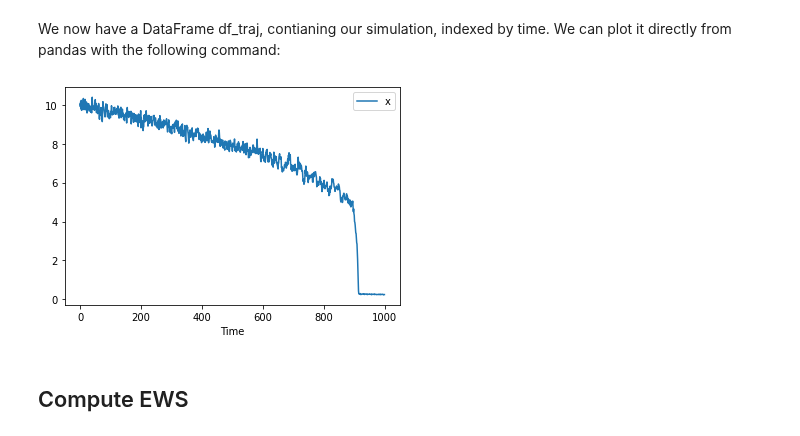
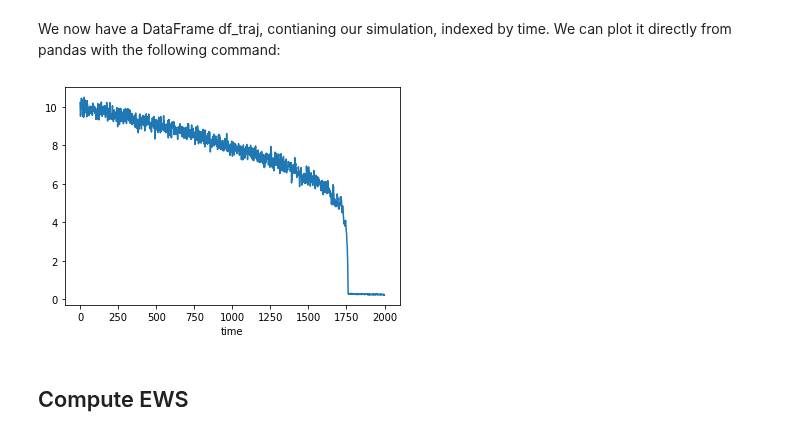
Before and after one commit to ThomasMBury/ewstools, a Jupyter notebook: demos/tutorial_1.ipynb, the cells around one changed output. Saved outputs shown, nothing was run; the diff lists cells and outputs as text; code cells hidden in the pictures.

```diff
--- a/demos/tutorial_1.ipynb
+++ b/demos/tutorial_1.ipynb
@@ -24,7 +24,7 @@ Let's simulate a single trajectory of the Ricker model going through a Fold bifu
 # %%
 dt = 1 # time-step (using 1 since discrete-time system)
 t0 = 0 # start time
-tmax = 1000 # end time
+tmax = 2000 # end time
 tburn = 100 # burn-in period preceding start-time
 seed = 0 # random number generation seed (set for reproducibility)
 # %% [markdown]
@@ -81,15 +81,15 @@ for i in range(len(t)-1):
     if x[i+1] < 0:
         x[i+1] = 0
 
-# Store array data in a DataFrame indexed by time
-df_traj = pd.DataFrame({'Time': t, 'x': x})
-df_traj.set_index('Time', inplace=True)
+# Store data as a pandas series
+series = pd.Series(data=x, index=t, name='x')
+series.index.name = 'time'
 # %% [markdown]
 We now have a DataFrame df_traj, contianing our simulation, indexed by time. We can plot it directly from pandas with the following command:
 # %%
-df_traj.plot();
+series.plot();
 # %% [output]
-[figure, old version]
+[figure, new version]
 # %% [markdown]
 ## Compute EWS
 # %% [markdown]
```
Also changed, not shown: parts of 32 cells of this notebook, 3 other files.
